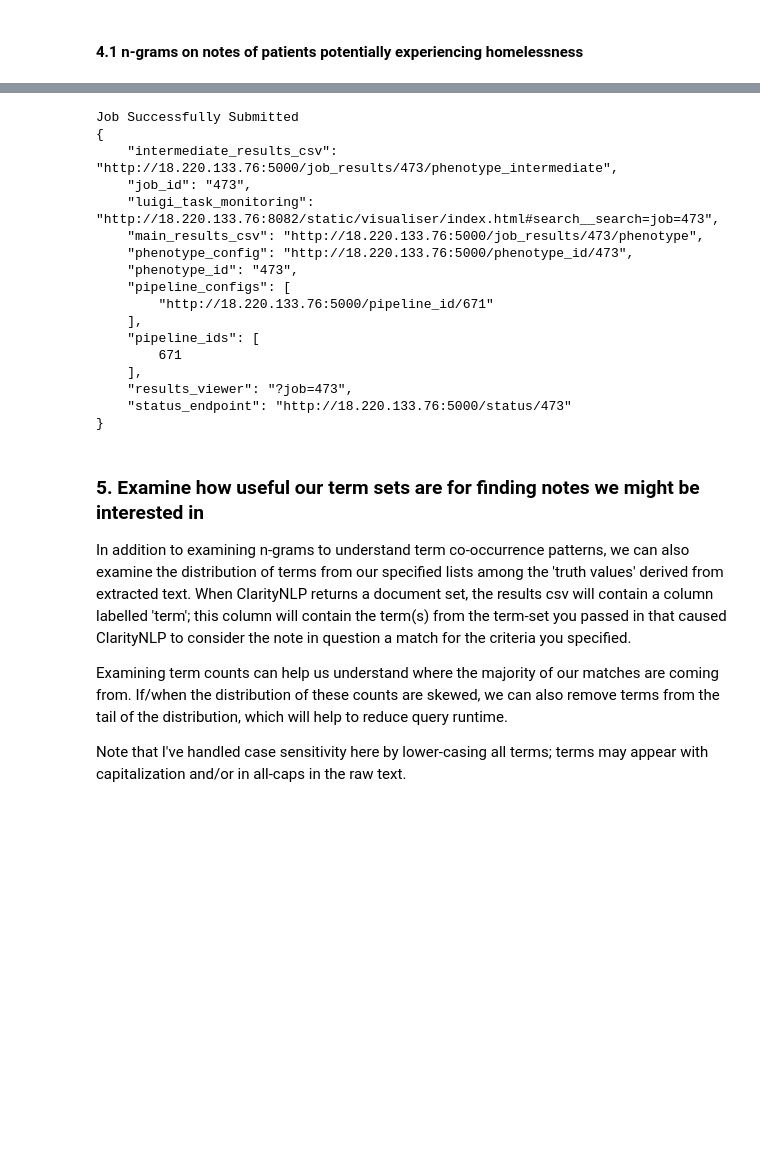
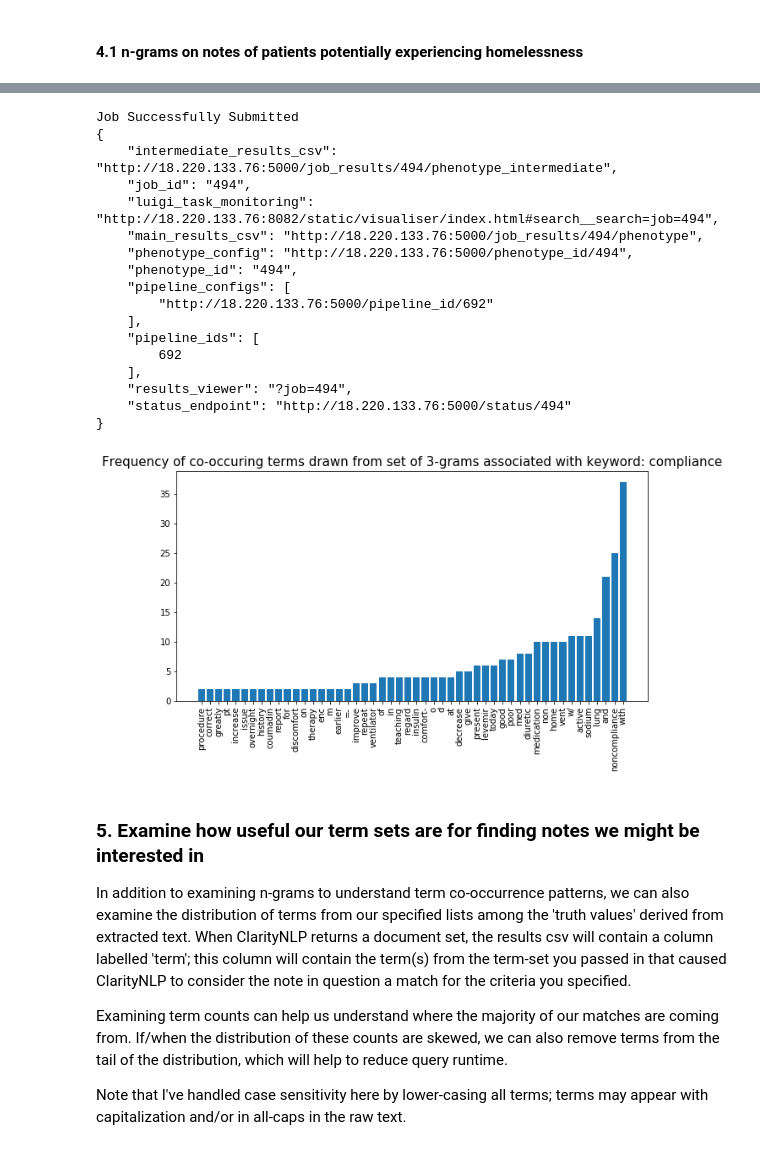
Before and after one commit to ClarityNLP/ClarityNLP, a Jupyter notebook: nlp/notebooks/cooking/Cooking_with_ClarityNLP_092618.ipynb, the cells around one changed output, grey strips where cells are left out. Drawn from its saved outputs; the diff is of its cells as text; code cells hidden in the pictures; blank space fills up the shorter version.

Commit message:
run nlpql with added terms on notebook

```diff
--- a/nlp/notebooks/cooking/Cooking_with_ClarityNLP_092618.ipynb
+++ b/nlp/notebooks/cooking/Cooking_with_ClarityNLP_092618.ipynb
@@ -504,13 +505,13 @@ poor_compliance_ngrams_query = '''
 
 cohort ClarityFoundPoorCompliance:Clarity.getJobResults({
     "context":"patient",
-    "job_id": 480
+    "job_id": 488
     });
 
   define poorComplianceNgram:
     Clarity.ngram({
       cohort:ClarityFoundPoorCompliance,
-      termset:[InsomniaTerms],
+      termset:[PoorComplianceTerms],
       "n": "3",
       "filter_nums": true,
       "filter_stops": true,
@@ -526,24 +527,26 @@ ngrams_result_poor_compliance, ngrams_main_csv_poor_compliance, ngrams_intermedi
 # %% [output]
 Job Successfully Submitted
 {
-    "intermediate_results_csv": "http://18.220.133.76:5000/job_results/473/phenotype_intermediate",
-    "job_id": "473",
-    "luigi_task_monitoring": "http://18.220.133.76:8082/static/visualiser/index.html#search__search=job=473",
-    "main_results_csv": "http://18.220.133.76:5000/job_results/473/phenotype",
-    "phenotype_config": "http://18.220.133.76:5000/phenotype_id/473",
-    "phenotype_id": "473",
+    "intermediate_results_csv": "http://18.220.133.76:5000/job_results/494/phenotype_intermediate",
+    "job_id": "494",
+    "luigi_task_monitoring": "http://18.220.133.76:8082/static/visualiser/index.html#search__search=job=494",
+    "main_results_csv": "http://18.220.133.76:5000/job_results/494/phenotype",
+    "phenotype_config": "http://18.220.133.76:5000/phenotype_id/494",
+    "phenotype_id": "494",
     "pipeline_configs": [
-        "http://18.220.133.76:5000/pipeline_id/671"
+        "http://18.220.133.76:5000/pipeline_id/692"
     ],
     "pipeline_ids": [
-        671
+        692
     ],
-    "results_viewer": "?job=473",
-    "status_endpoint": "http://18.220.133.76:5000/status/473"
+    "results_viewer": "?job=494",
+    "status_endpoint": "http://18.220.133.76:5000/status/494"
 }
 # %%
-#poor_comp_ngrams_df = pd.read_csv(ngrams_result_poor_compliance['intermediate_results_csv'])
-#view_n_gram_terms(poor_comp_ngrams_df, "compliance", min_apperances=2, n=3)
+poor_comp_ngrams_df = pd.read_csv(ngrams_result_poor_compliance['intermediate_results_csv'])
+view_n_gram_terms(poor_comp_ngrams_df, "compliance", min_apperances=2, n=3)
+# %% [output]
+[figure, added]
 # %%
 # TODO: Integrate topic modeling explanation and examples here; also do top docs by topic; clustering by topic labels
 # %% [markdown]
```
Also changed, not shown: parts of 11 cells of this notebook.
